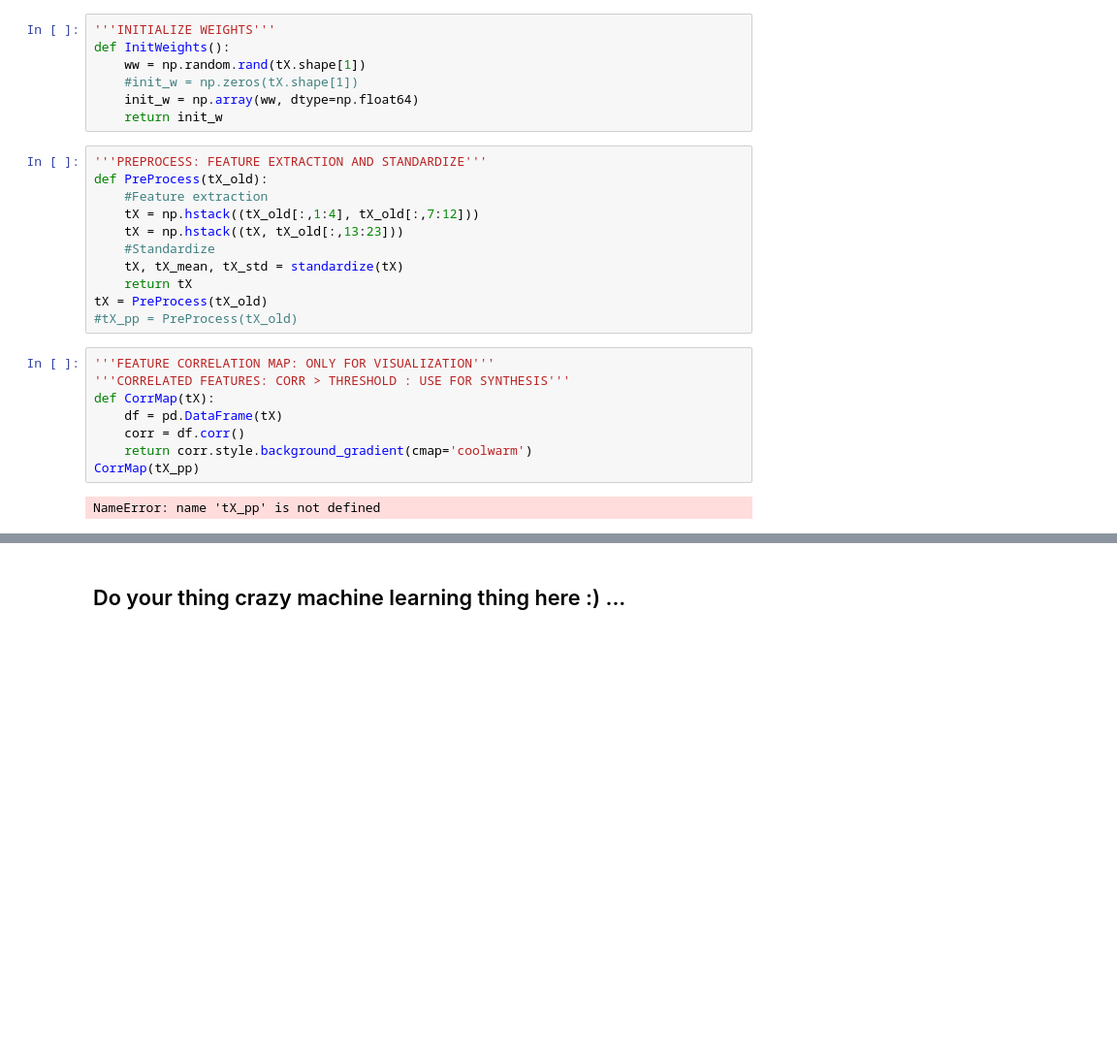
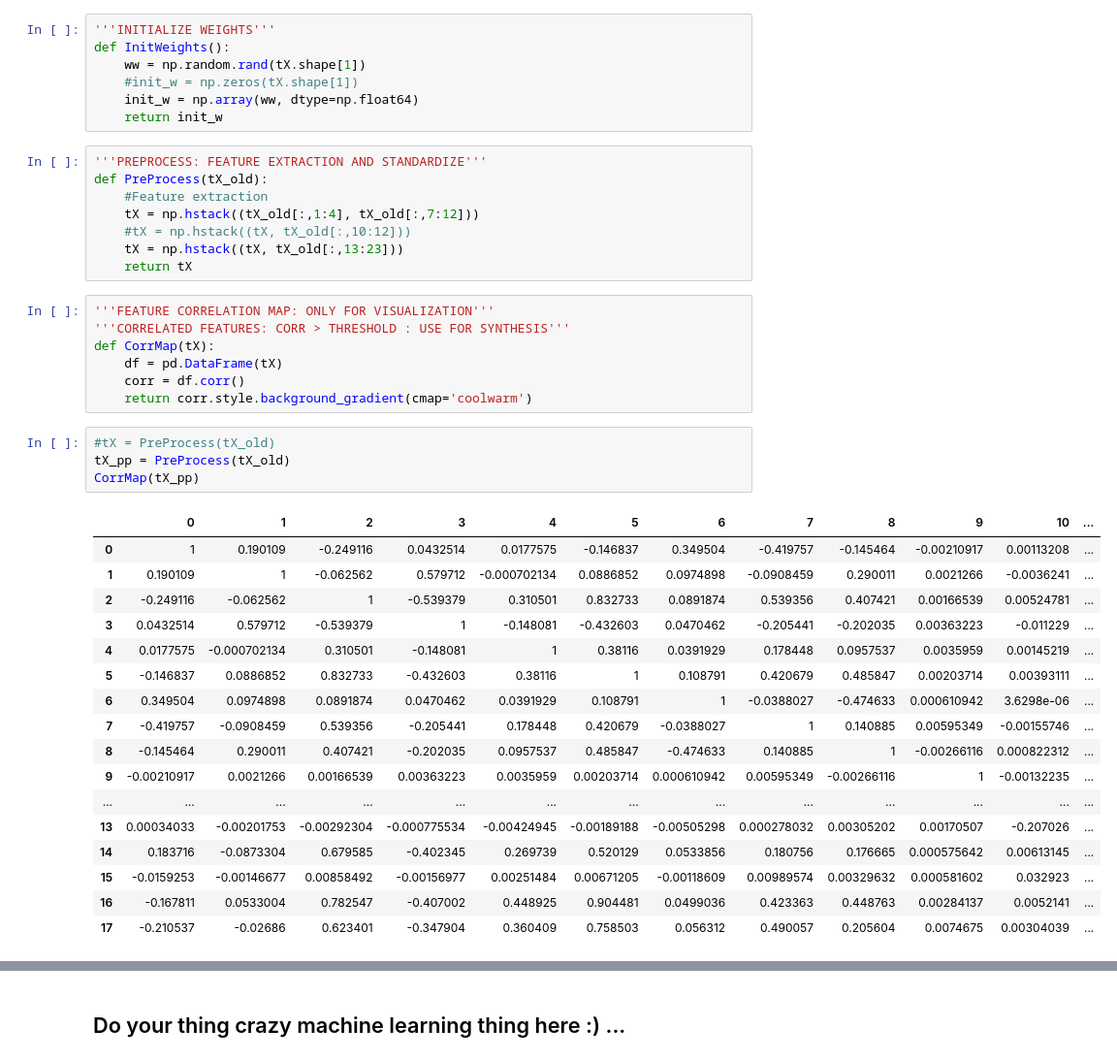
Before and after one commit to Barissevilmis/EPFL_Boson_Challenge-Memory-Leak, a Jupyter notebook: project1/project1.ipynb, the cells around one changed output, grey strips where cells are left out. Shown: that part at 97% size. Saved outputs shown, nothing was run; the diff lists cells and outputs as text; blank space fills up the shorter version.

```diff
--- a/project1/project1.ipynb
+++ b/project1/project1.ipynb
@@ -126,12 +123,9 @@ def InitWeights():
 def PreProcess(tX_old):
     #Feature extraction
     tX = np.hstack((tX_old[:,1:4], tX_old[:,7:12]))
+    #tX = np.hstack((tX, tX_old[:,10:12]))
     tX = np.hstack((tX, tX_old[:,13:23]))
-    #Standardize
-    tX, tX_mean, tX_std = standardize(tX)
     return tX
-tX = PreProcess(tX_old)
-#tX_pp = PreProcess(tX_old)
 # %%
 '''FEATURE CORRELATION MAP: ONLY FOR VISUALIZATION'''
 '''CORRELATED FEATURES: CORR > THRESHOLD : USE FOR SYNTHESIS'''
@@ -139,9 +133,28 @@ def CorrMap(tX):
     df = pd.DataFrame(tX)
     corr = df.corr()
     return corr.style.background_gradient(cmap='coolwarm')
-CorrMap(tX_pp)
-# %% [output]
-NameError: name 'tX_pp' is not defined
+# %%
+#tX = PreProcess(tX_old)
+tX_pp = PreProcess(tX_old)
+CorrMap(tX_pp)
+# %% [output]
+|  | 0 | 1 | 2 | 3 | 4 | 5 | 6 | 7 | 8 | 9 | 10 | ... |
+| 0 | 1 | 0.190109 | -0.249116 | 0.0432514 | 0.0177575 | -0.146837 | 0.349504 | -0.419757 | -0.145464 | -0.00210917 | 0.00113208 | ... |
+| 1 | 0.190109 | 1 | -0.062562 | 0.579712 | -0.000702134 | 0.0886852 | 0.0974898 | -0.0908459 | 0.290011 | 0.0021266 | -0.0036241 | ... |
+| 2 | -0.249116 | -0.062562 | 1 | -0.539379 | 0.310501 | 0.832733 | 0.0891874 | 0.539356 | 0.407421 | 0.00166539 | 0.00524781 | ... |
+| 3 | 0.0432514 | 0.579712 | -0.539379 | 1 | -0.148081 | -0.432603 | 0.0470462 | -0.205441 | -0.202035 | 0.00363223 | -0.011229 | ... |
+| 4 | 0.0177575 | -0.000702134 | 0.310501 | -0.148081 | 1 | 0.38116 | 0.0391929 | 0.178448 | 0.0957537 | 0.0035959 | 0.00145219 | ... |
+| 5 | -0.146837 | 0.0886852 | 0.832733 | -0.432603 | 0.38116 | 1 | 0.108791 | 0.420679 | 0.485847 | 0.00203714 | 0.00393111 | ... |
+| 6 | 0.349504 | 0.0974898 | 0.0891874 | 0.0470462 | 0.0391929 | 0.108791 | 1 | -0.0388027 | -0.474633 | 0.000610942 | 3.6298e-06 | ... |
+| 7 | -0.419757 | -0.0908459 | 0.539356 | -0.205441 | 0.178448 | 0.420679 | -0.0388027 | 1 | 0.140885 | 0.00595349 | -0.00155746 | ... |
+| 8 | -0.145464 | 0.290011 | 0.407421 | -0.202035 | 0.0957537 | 0.485847 | -0.474633 | 0.140885 | 1 | -0.00266116 | 0.000822312 | ... |
+| 9 | -0.00210917 | 0.0021266 | 0.00166539 | 0.00363223 | 0.0035959 | 0.00203714 | 0.000610942 | 0.00595349 | -0.00266116 | 1 | -0.00132235 | ... |
+| ... | ... | ... | ... | ... | ... | ... | ... | ... | ... | ... | ... | ... |
+| 13 | 0.00034033 | -0.00201753 | -0.00292304 | -0.000775534 | -0.00424945 | -0.00189188 | -0.00505298 | 0.000278032 | 0.00305202 | 0.00170507 | -0.207026 | ... |
+| 14 | 0.183716 | -0.0873304 | 0.679585 | -0.402345 | 0.269739 | 0.520129 | 0.0533856 | 0.180756 | 0.176665 | 0.000575642 | 0.00613145 | ... |
+| 15 | -0.0159253 | -0.00146677 | 0.00858492 | -0.00156977 | 0.00251484 | 0.00671205 | -0.00118609 | 0.00989574 | 0.00329632 | 0.000581602 | 0.032923 | ... |
+| 16 | -0.167811 | 0.0533004 | 0.782547 | -0.407002 | 0.448925 | 0.904481 | 0.0499036 | 0.423363 | 0.448763 | 0.00284137 | 0.0052141 | ... |
+| 17 | -0.210537 | -0.02686 | 0.623401 | -0.347904 | 0.360409 | 0.758503 | 0.056312 | 0.490057 | 0.205604 | 0.0074675 | 0.00304039 | ... |
 # %%
 '''FEATURE ENGINEERING'''
 '''SUM OF SQUARES SQUARE'''
```
Also changed, not shown: parts of 15 cells of this notebook, 1 other file.
